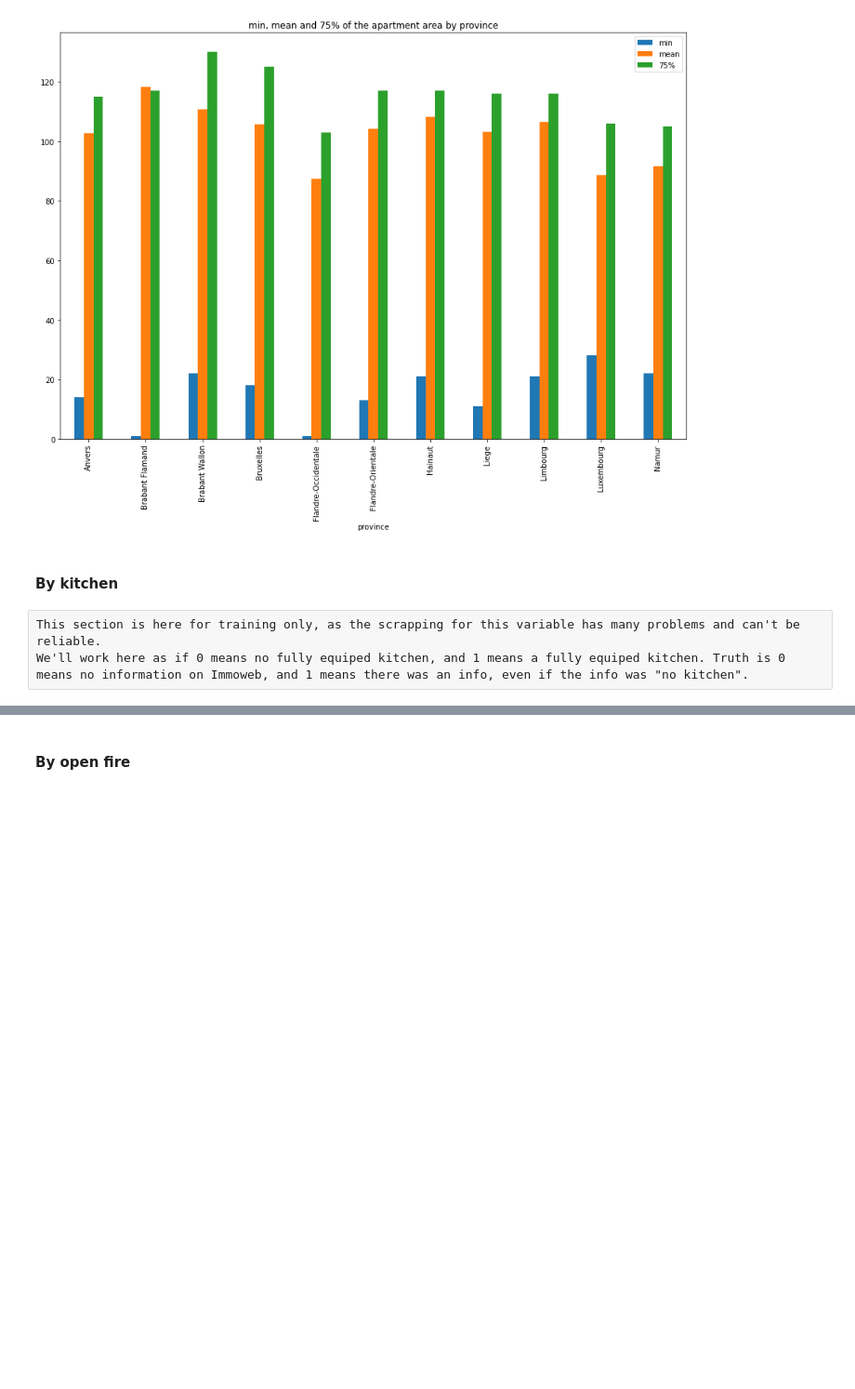
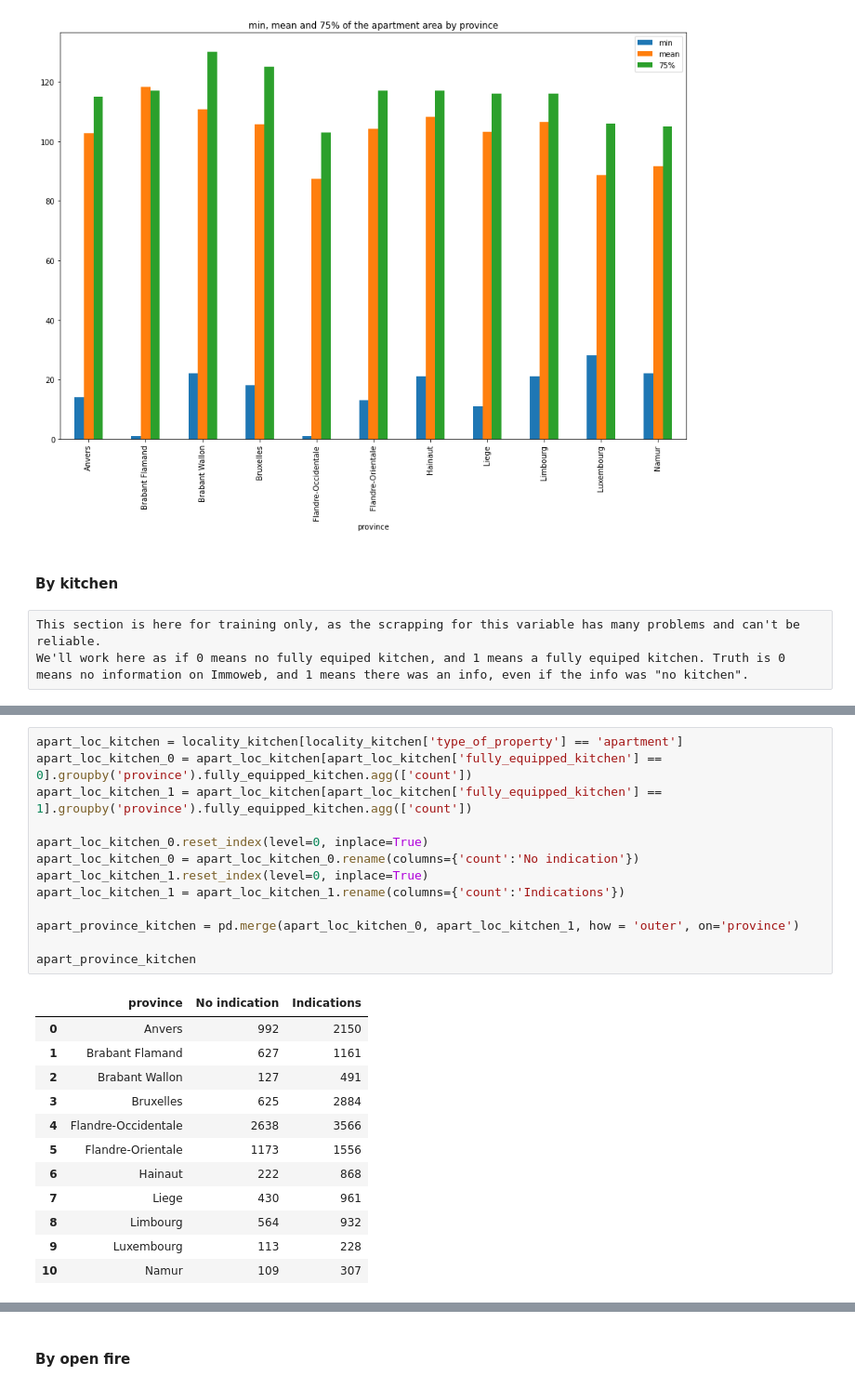
Before and after one commit to Demesmaeker/Immo_data_analysis, a Jupyter notebook: Comparisons between variables (no prices).ipynb, the cells around one changed output, grey strips where cells are left out. Shown at 93% size. Saved outputs shown, nothing was run; the diff lists cells and outputs as text; blank space fills up the shorter version.

```diff
--- a/Comparisons between variables (no prices).ipynb
+++ b/Comparisons between variables (no prices).ipynb
@@ -713,0 +757,26 @@ We'll work here as if 0 means no fully equiped kitchen, and 1 means a fully equi
+# %%
+apart_loc_kitchen = locality_kitchen[locality_kitchen['type_of_property'] == 'apartment']
+apart_loc_kitchen_0 = apart_loc_kitchen[apart_loc_kitchen['fully_equipped_kitchen'] == 0].groupby('province').fully_equipped_kitchen.agg(['count'])
+apart_loc_kitchen_1 = apart_loc_kitchen[apart_loc_kitchen['fully_equipped_kitchen'] == 1].groupby('province').fully_equipped_kitchen.agg(['count'])
+
+apart_loc_kitchen_0.reset_index(level=0, inplace=True)
+apart_loc_kitchen_0 = apart_loc_kitchen_0.rename(columns={'count':'No indication'})
+apart_loc_kitchen_1.reset_index(level=0, inplace=True)
+apart_loc_kitchen_1 = apart_loc_kitchen_1.rename(columns={'count':'Indications'})
+
+apart_province_kitchen = pd.merge(apart_loc_kitchen_0, apart_loc_kitchen_1, how = 'outer', on='province')
+
+apart_province_kitchen
+# %% [output]
+|  | province | No indication | Indications |
+| 0 | Anvers | 992 | 2150 |
+| 1 | Brabant Flamand | 627 | 1161 |
+| 2 | Brabant Wallon | 127 | 491 |
+| 3 | Bruxelles | 625 | 2884 |
+| 4 | Flandre-Occidentale | 2638 | 3566 |
+| 5 | Flandre-Orientale | 1173 | 1556 |
+| 6 | Hainaut | 222 | 868 |
+| 7 | Liege | 430 | 961 |
+| 8 | Limbourg | 564 | 932 |
+| 9 | Luxembourg | 113 | 228 |
+| 10 | Namur | 109 | 307 |
```
Also changed, not shown: parts of 8 cells of this notebook.
